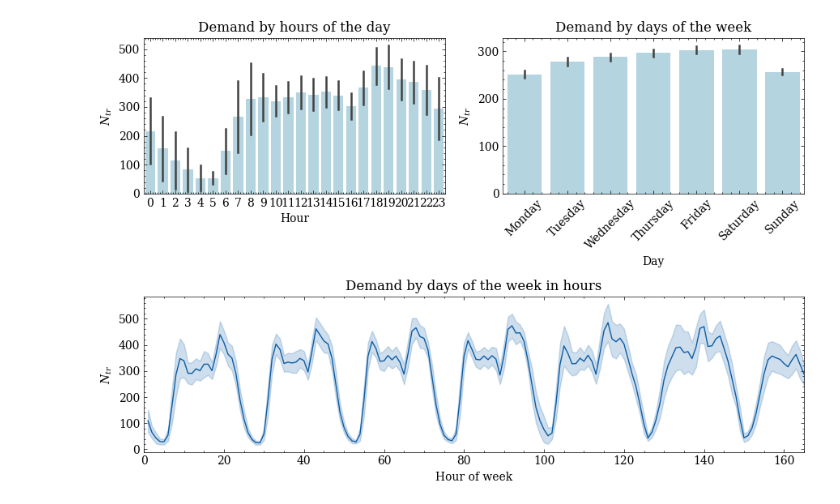
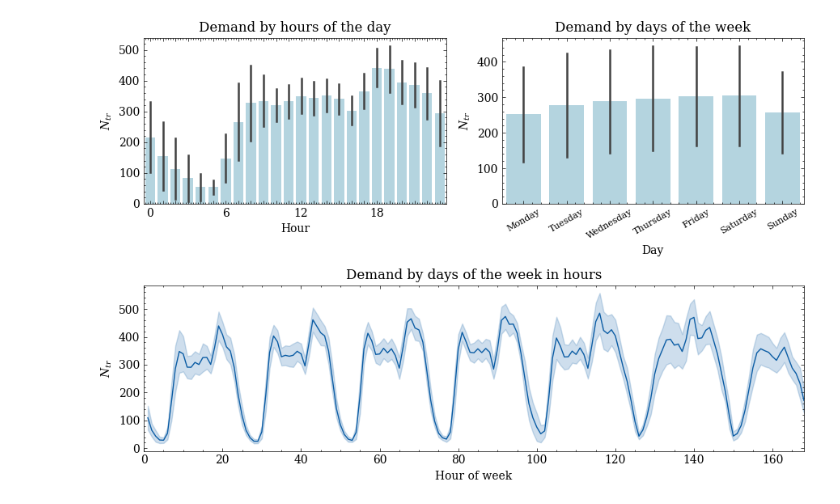
Before and after one commit to OlhaShulikaUJ/ExMAS-plotting, a Jupyter notebook: NYC DEMAND.ipynb, the cells around one changed output. Drawn from its saved outputs; the diff is of its cells as text; code cells hidden in the pictures.

```diff
--- a/NYC DEMAND.ipynb
+++ b/NYC DEMAND.ipynb
@@ -23,35 +23,37 @@ ax2 = plt.subplot2grid((2,2), (0,1)) # demand by days of the week
 ax3 = plt.subplot2grid((2,2), (1,0), colspan=2) # demand by days of the week in hours with standard deviation
 
 ax=ax1
 to_plot = df
 df['Trips']=df['Demand_size']*2 #the number of trips equals the demand for half an hour multiplied by 2
-sns.barplot(data = to_plot, x = df.Start_time.dt.hour, y="Trips", ax = ax, errorbar="sd", color='lightblue')
+sns.barplot(data = to_plot, x = df.Start_time.dt.hour, y="Trips", errorbar="sd", ax = ax, color='lightblue')
 to_plot.Start_time.dt.dayofweek.unique()
 ax1.set_xlabel('Hour') #the hour of the day
 ax1.set_ylabel('$N_{tr}$') #the number of trips/hour
 ax1.set_title("Demand by hours of the day")
+ax1.set_xticklabels( (0,'','','','','',6,'','','','','',12,'','','','','',18,'','','','',''))
 
 ax=ax2
 to_plot = df
 df['Trips']=df['Demand_size']*2 #the number of trips equals the demand for half an hour multiplied by 2
-sns.barplot(data = to_plot, x = df.Start_time.dt.dayofweek, y="Trips", ax = ax, color='lightblue')
+sns.barplot(data = to_plot, x = df.Start_time.dt.dayofweek, y="Trips", errorbar="sd", ax = ax, color='lightblue')
 to_plot.Start_time.dt.dayofweek.unique()
 ax2.set_xlabel('Day') #the day of the week
 ax2.set_ylabel('$N_{tr}$') #the number of trips/hour
 ax2.set_title("Demand by days of the week")
-ax2.set_xticklabels( ('Monday', 'Tuesday','Wednesday','Thursday', 'Friday','Saturday', 'Sunday'), rotation=45 )
+ax2.set_xticklabels( ('Monday', 'Tuesday','Wednesday','Thursday', 'Friday','Saturday', 'Sunday'), rotation=30, fontsize=8)
 
 ax=ax3
 df['Trips']=df['Demand_size']*2 #the number of trips equals the demand for half an hour multiplied by 2
 df['hour_of_week'] = df.Start_time.dt.dayofweek * 24 + (df.Start_time.dt.hour + 1)
 for d in df.shared_discount.unique():
     to_plot = df
     sns.lineplot(data = to_plot, x = 'hour_of_week', y = 'Trips', ax = ax, label = d, legend=False, errorbar ='sd')
-ax3.set_xlim(0,165)
+ax3.set_xlim(0,168)
 ax3.set_xlabel('Hour of week')
 ax3.set_ylabel('$N_{tr}$')
 ax3.set_title("Demand by days of the week in hours")
 
 fig.tight_layout()
+plt.savefig('F1.jpg', dpi=300)
 # %% [output]
-[figure, old version]
+[figure, new version]
```
Also changed, not shown: parts of 2 cells of this notebook.
